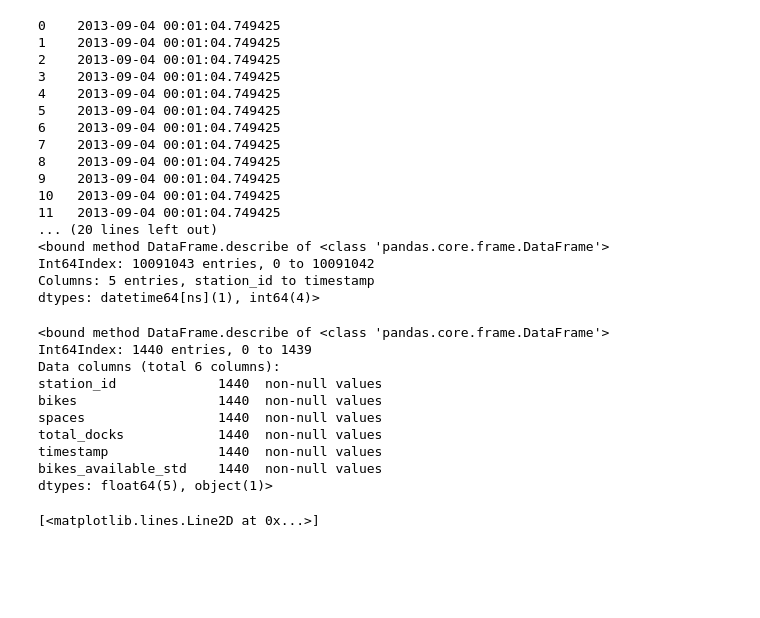
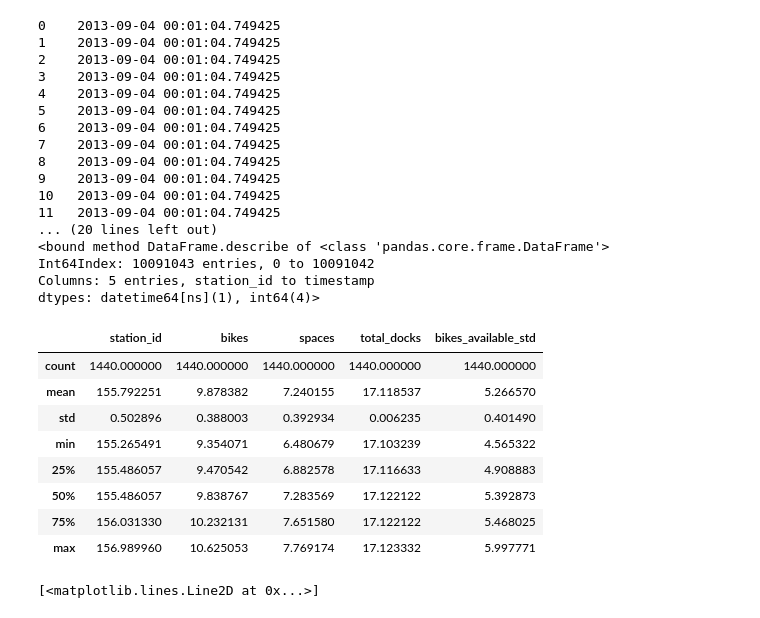
Before and after one commit to hunterowens/python-data-workshop, a Jupyter notebook: Plotting_Data.ipynb, the cells around one changed output. Cells and saved outputs as stored; diff of their text form; code cells hidden in the pictures; blank space fills up the shorter version.

```diff
--- a/Plotting_Data.ipynb
+++ b/Plotting_Data.ipynb
@@ -39,7 +39,8 @@ dtypes: datetime64[ns](1), int64(4)>
 # %%
 # Group by minute value (i.e. how many minutes have occured since midnight)
 #september_dataframe.
-station_monthly_groups = september_dataframe.groupby(september_dataframe['timestamp'].map(lambda t: 60*t.hour + t.minute))
+station_monthly_groups = september_dataframe.groupby\
+(september_dataframe['timestamp'].map(lambda t: 60*t.hour + t.minute))
 # %%
 # Take the mean over each minute-since-midnight group
 station_monthly_averages = station_monthly_groups.mean()
@@ -57,24 +58,25 @@ station_monthly_std = station_monthly_groups["bikes"].std()
 # %%
 # Add these new time values into our dataframe
 station_monthly_averages["timestamp"] = times
 station_monthly_averages["bikes_available_std"] = station_monthly_std
+
+station_monthly_averages.describe()
+# %% [output]
+|  | station_id | bikes | spaces | total_docks | bikes_available_std |
+| count | 1440.000000 | 1440.000000 | 1440.000000 | 1440.000000 | 1440.000000 |
+| mean | 155.792251 | 9.878382 | 7.240155 | 17.118537 | 5.266570 |
+| std | 0.502896 | 0.388003 | 0.392934 | 0.006235 | 0.401490 |
+| min | 155.265491 | 9.354071 | 6.480679 | 17.103239 | 4.565322 |
+| 25% | 155.486057 | 9.470542 | 6.882578 | 17.116633 | 4.908883 |
+| 50% | 155.486057 | 9.838767 | 7.283569 | 17.122122 | 5.392873 |
+| 75% | 156.031330 | 10.232131 | 7.651580 | 17.122122 | 5.468025 |
+| max | 156.989960 | 10.625053 | 7.769174 | 17.123332 | 5.997771 |
 # %%
 # Libaries
 import matplotlib.pyplot as plt
 import matplotlib.dates as dates
 
-print station_monthly_averages.describe
+#print station_monthly_averages.describe
-# %% [output]
-<bound method DataFrame.describe of <class 'pandas.core.frame.DataFrame'>
-Int64Index: 1440 entries, 0 to 1439
-Data columns (total 6 columns):
-station_id             1440  non-null values
-bikes                  1440  non-null values
-spaces                 1440  non-null values
-total_docks            1440  non-null values
-timestamp              1440  non-null values
-bikes_available_std    1440  non-null values
-dtypes: float64(5), object(1)>
 # %%
 
 grid_size = (1,1)
```
Also changed, not shown: parts of 1 cell of this notebook, 10 other files.
